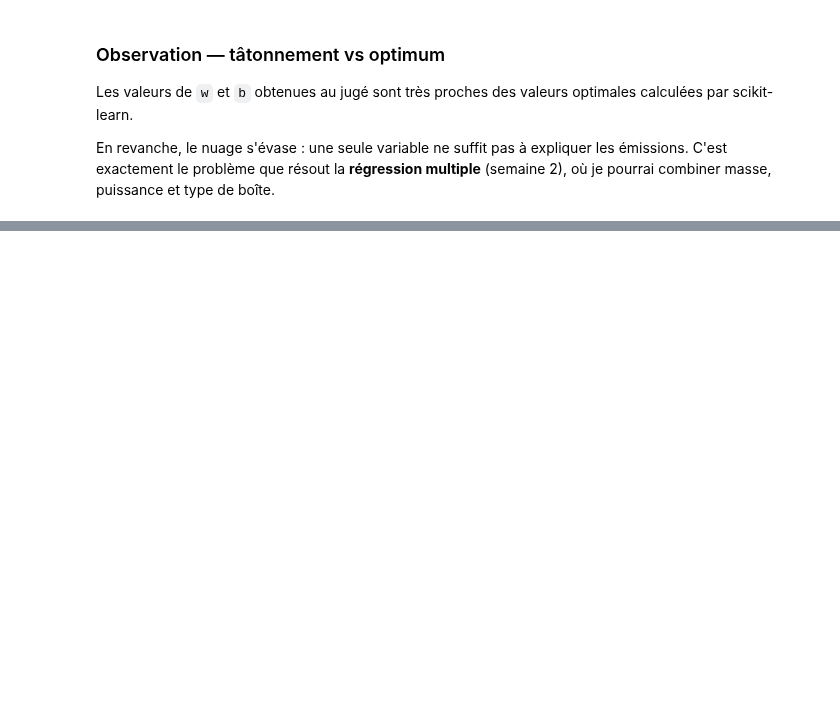
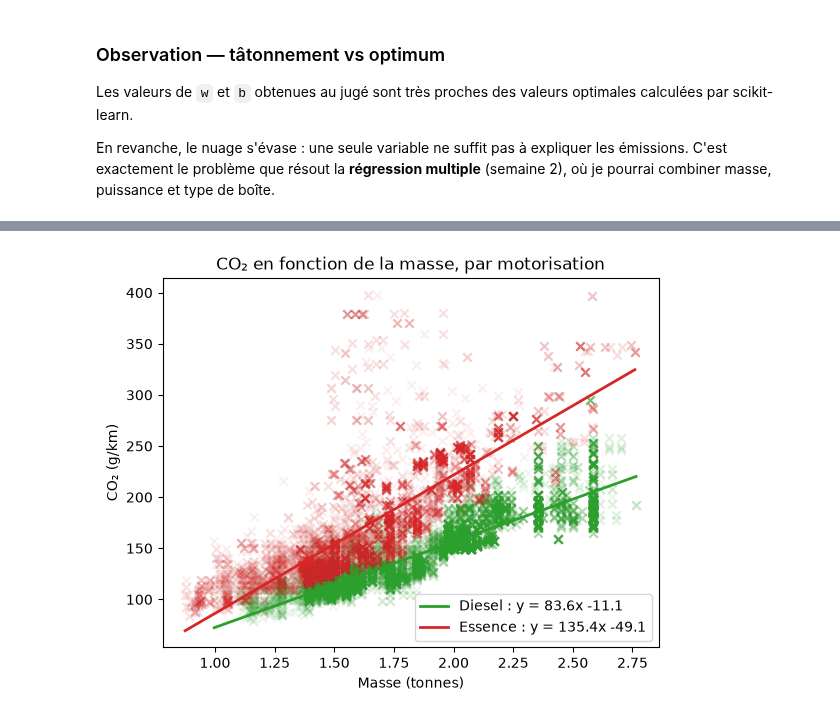
Before and after one commit to aissatougueye06/ml-co2-prediction, a Jupyter notebook: 01-regression-simple.ipynb, the cells around one changed output, grey strips where cells are left out. Cells and saved outputs as stored; diff of their text form; code cells hidden in the pictures; blank space fills up the shorter version.

```diff
--- a/01-regression-simple.ipynb
+++ b/01-regression-simple.ipynb
@@ -111,6 +96,0 @@ Quantifions cet écart :
-# %%
-from sklearn.metrics import mean_absolute_error, r2_score
-
-y_pred = model.predict(X)
-print(f"Erreur moyenne : {mean_absolute_error(y_train, y_pred):.1f} g/km")
-print(f"R² : {r2_score(y_train, y_pred):.3f}")
@@ -124,4 +96,0 @@ Dans une régression simple, le R² vaut exactement le carré du coefficient de
-# %%
-r = d.corr().loc["masse_ordma_min", "co2_mixte"]
-print(f"corrélation r = {r:.4f}")
-print(f"r² = {r**2:.3f}  |  R² sklearn = {r2_score(y_train, y_pred):.3f}")
@@ -148,0 +99,16 @@ Les erreurs s'évasent vers la droite au lieu de rester constantes : le modèle
+# %%
+resultats = {}
+for code, nom in MOTORISATIONS.items():
+    x, y = preparer(code)
+    model, y_pred = ajuster(x, y)
+    resultats[nom] = {
+        "x": x, "y": y, "y_pred": y_pred,
+        "n": len(x),
+        "w (g/km par tonne)": model.coef_[0],
+        "b (g/km)": model.intercept_,
+        "MAE (g/km)": mean_absolute_error(y, y_pred),
+        "R²": r2_score(y, y_pred),
+    }
+
+lignes = ["n", "w (g/km par tonne)", "b (g/km)", "MAE (g/km)", "R²"]
+pd.DataFrame({nom: {k: r[k] for k in lignes} for nom, r in resultats.items()}).round(3)
@@ -148,0 +122,13 @@ Les erreurs s'évasent vers la droite au lieu de rester constantes : le modèle
+# %%
+for nom, couleur in [("Diesel", "tab:green"), ("Essence", "tab:red")]:
+    r = resultats[nom]
+    plt.scatter(r["x"], r["y"], marker="x", alpha=0.08, c=couleur)
+    bornes = np.array([r["x"].min(), r["x"].max()])
+    droite = r["w (g/km par tonne)"] * bornes + r["b (g/km)"]
+    plt.plot(bornes, droite, c=couleur, lw=2, label=f"{nom} : y = {r['w (g/km par tonne)']:.1f}x {r['b (g/km)']:+.1f}")
+
+plt.title("CO₂ en fonction de la masse, par motorisation")
+plt.xlabel("Masse (tonnes)"); plt.ylabel("CO₂ (g/km)"); plt.legend()
+plt.show()
+# %% [output]
+[figure, added]
```
Also changed, not shown: parts of 33 cells of this notebook, 2 other files.
